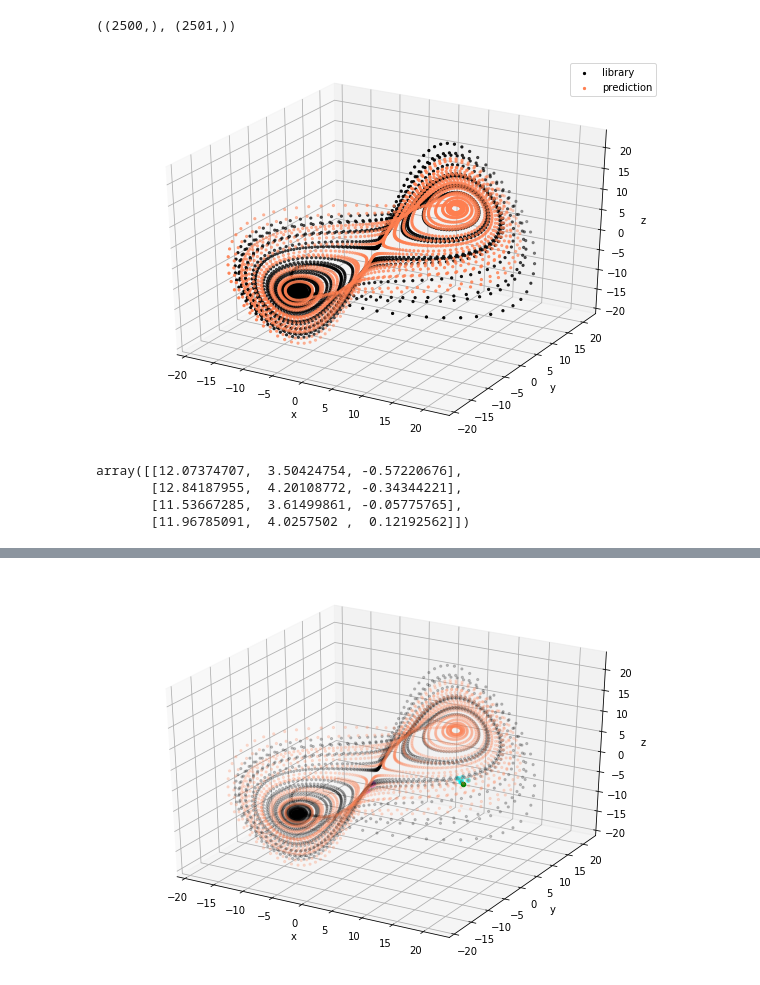
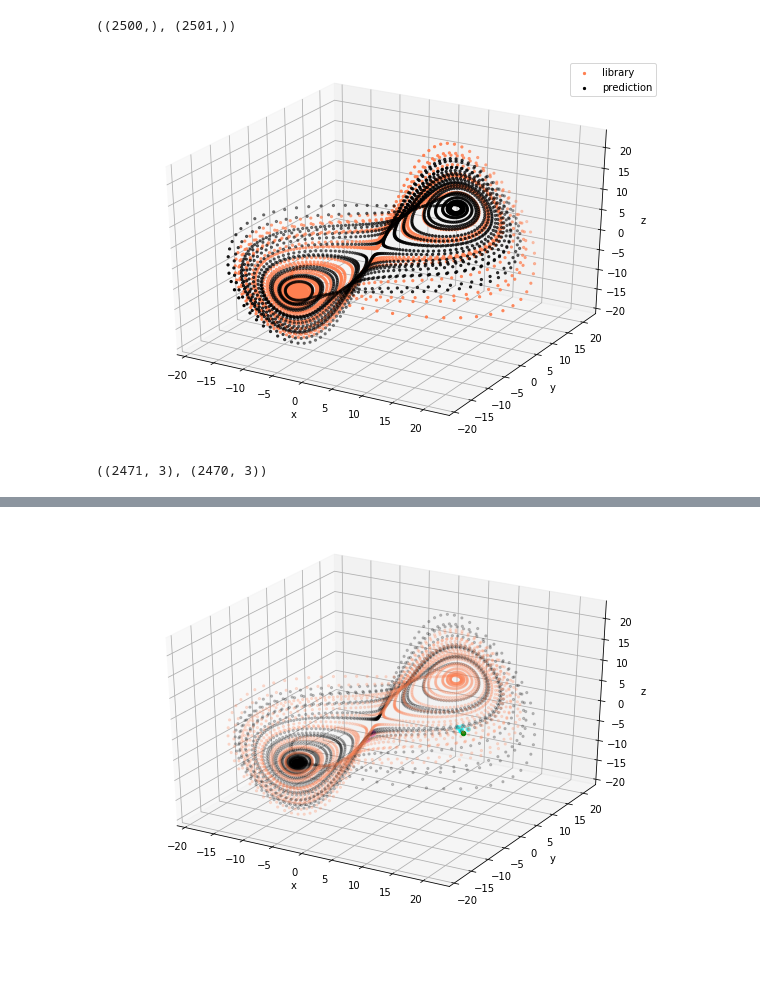
Before and after one commit to dafishcode/empirical_dynamic_modelling, a Jupyter notebook: CCM_run.ipynb, the cells around one changed output, grey strips where cells are left out. Cells and saved outputs as stored; diff of their text form; code cells hidden in the pictures; blank space fills up the shorter version.

Commit message:
Building simplex projection and visualising coarse grained ccm

```diff
--- a/CCM_run.ipynb
+++ b/CCM_run.ipynb
@@ -67,7 +67,7 @@ import matplotlib.pyplot as plt
 from mpl_toolkits.mplot3d import Axes3D
 
 dt = 0.01
-steps = 5000
+steps = 5https://arxiv.org/abs/2106.10627https://arxiv.org/abs/2106.10627000
 sigma = 10
 r = 28
 b = 2.667
@@ -139,22 +138,27 @@ lib.shape, pred.shape
 # %%
 # Build manifold with given E and tau
 lib_m = lfn.takens_embed(E, tau, lib)
 pred_m = lfn.takens_embed(E, tau, pred)
 
 #Visualise
 fig = plt.figure(figsize = (10,7))
 ax = fig.add_subplot(111, projection='3d')
-ax.scatter3D(emb_lib[:,0],emb_lib[:,1], emb_lib[:,2], s=5, c = 'k', label = 'library')
-ax.scatter3D(emb_pred[:,0],emb_pred[:,1], emb_pred[:,2], s=5, c = 'coral', label = 'prediction')
+ax.scatter3D(lib_m[:,0],lib_m[:,1], lib_m[:,2], s=5, c = 'coral', label = 'library')
+ax.scatter3D(pred_m[:,0],pred_m[:,1], pred_m[:,2], s=5, c = 'k', label = 'prediction')
 
 ax.legend()
 ax.set_xlabel("x")
 ax.set_ylabel("y")
 ax.set_zlabel("z")
 plt.show()
 # %% [output]
-[figure, old version]
+[figure, new version]
 # %%
 import scipy
+
+#find the E+1 nearest neighbours in library
 dist_mat = scipy.spatial.distance_matrix(pred_m, lib_m) #compute distances between all points
 nn_num = E+1 #how many nearest neighbours to find
+pred_m.shape, lib_m.shape
+# %% [output]
+((2471, 3), (2470, 3))
@@ -164,13 +180,3 @@ num = 0
 current_point = pred_m[num]
 curr_dist = dist_mat[num]
 nn_ind = sorted(range(len(curr_dist)), key=lambda k: curr_dist[k])[:nn_num] #return indeces of nearest neighbours in library
-# %%
-# Loop in time and predict
-t = 1
-
-emb_lib[nn_ind]
-# %% [output]
-array([[12.07374707,  3.50424754, -0.57220676],
-       [12.84187955,  4.20108772, -0.34344221],
-       [11.53667285,  3.61499861, -0.05775765],
-       [11.96785091,  4.0257502 ,  0.12192562]])
```
Also changed, not shown: parts of 20 cells of this notebook.
